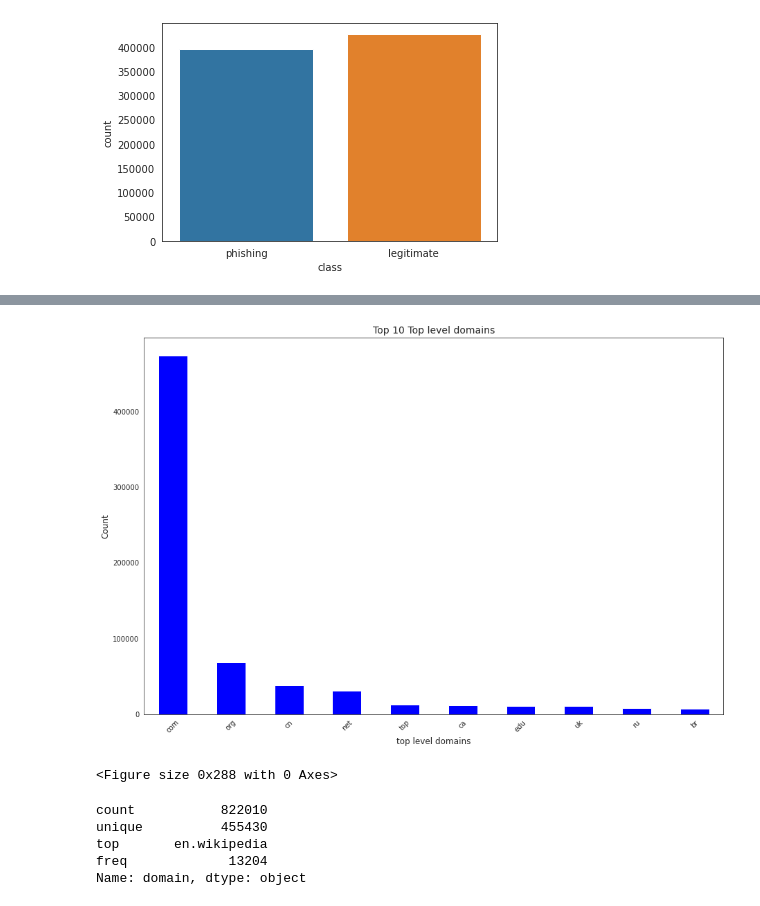
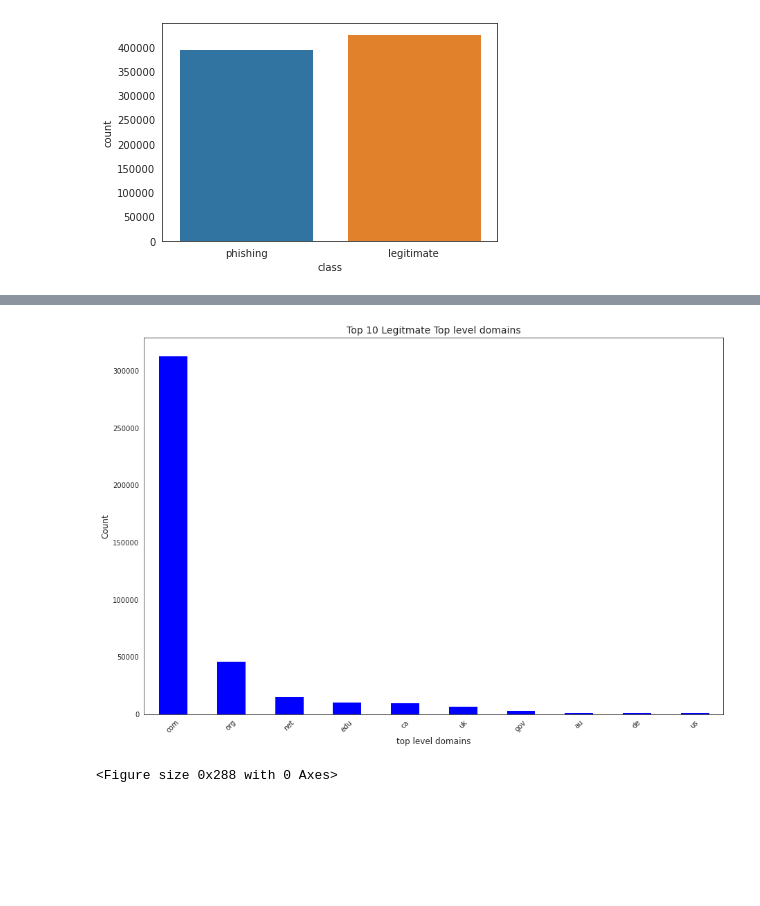
Before and after one commit to HumanClone/URL-EDA, a Jupyter notebook: EDA.ipynb, the cells around one changed output, grey strips where cells are left out. Saved outputs shown, nothing was run; the diff lists cells and outputs as text; code cells hidden in the pictures; blank space fills up the shorter version.

Commit message:
before spark

```diff
--- a/EDA.ipynb
+++ b/EDA.ipynb
@@ -2,13 +2,22 @@
 import numpy as np
 import pandas as pd
 import ipaddress
+from sklearn.preprocessing import LabelEncoder
 from urllib.parse import urlparse
 from ipaddress import *
 import seaborn as sns
 import matplotlib.pyplot as plt
+from pyspark import SparkConf
+from pyspark import SparkContext
+from pyspark.sql import SQLContext
+from pyspark.sql import SparkSession
+from pyspark.sql.types import *
 import re
+import warnings
+warnings.filterwarnings("ignore")
 sns.set_style(style='white')
 data=pd.read_csv('data_urls.csv')
+data['url'] = data['url'].apply(lambda x: x.strip() if isinstance(x, str) else x)
 # %%
 data.info()
 # %% [output]
@@ -53,16 +62,26 @@ def top_domain(url):
         pass
     dom=url.split('.')[-1]
     if dom.isdigit():
-        dom=0
+        dom='0'
     return dom
 
 def domain(url):
     try:
         dom = urlparse(url).netloc
+
         if dom:
-            if re.match(r"^www.",domain):
+            dom=str(dom)
+            if re.match(r"^www.",dom):
                 dom = dom.replace("www.","")
-                dom=dom.split('.')[0]
+            dom=dom.split('.')
+            dom=dom[:-1]
+            return dom
+
+            # if re.match(r"https://",dom):
+            #     dom=dom.replace(r"https://","")
+            # if re.match(r"http://",dom):
+            #     dom=dom.replace(r"http://","")
+            dom=dom+"url"
         else:
             ind=url.index('/')
             url=url[:ind]
@@ -72,7 +91,7 @@ def domain(url):
     except:
         url=url.split('.')
         url=url[:-1]
-        dom=".".join(url)
+        dom=".".join(url)+"2"
 
     return dom
 
@@ -116,7 +139,10 @@ data['num_dots']= data['url'].apply(lambda x: sum([1 for char in x if char=='.']
 data['num_slash']= data['url'].apply(lambda x: sum([1 for char in x if char=='/']))
 data['num_and']= data['url'].apply(lambda x: sum([1 for char in x if char=='&']))
 data['num_percent']= data['url'].apply(lambda x: sum([1 for char in x if char=='%']))
+data['top_domain']=data['url'].apply(top_domain)
 data['domain']=data['url'].apply(domain)
+data['domain_length']=data['domain'].apply(len)
+data['num_digits_in_domain'] = data['domain'].apply(lambda x: sum(c.isdigit() for c in x))
 data['is_IP']=data['url'].apply(is_ipAddress)
 data['is_HTTPS']=data['url'].apply(is_https)
 data['depth']=data['url'].apply(get_depth)
@@ -187,20 +275,14 @@ Name: top_domain, dtype: int64
 # %%
 fig, ax = plt.subplots(figsize=(15, 10))
-data.top_domain.value_counts()[:10].plot.bar(color='blue', ax=ax)
-plt.title('Top 10 Top level domains',size=14)
+data[data['status']==1].top_domain.value_counts()[:10].plot.bar(color='blue', ax=ax )
+plt.title('Top 10 Legitmate Top level domains',size=14)
 plt.xlabel('top level domains',size=12)
 plt.ylabel('Count',size=12)
 plt.xticks(rotation=45)
 plt.figure().set_figwidth(0)
 plt.show()
 # %% [output]
-[figure, old version]
+[figure, new version]
 <Figure size 0x288 with 0 Axes>
 # %%
 data.domain.describe()
-# %% [output]
-count           822010
-unique          455430
-top       en.wikipedia
-freq             13204
-Name: domain, dtype: object
```
Also changed, not shown: parts of 35 cells of this notebook.
